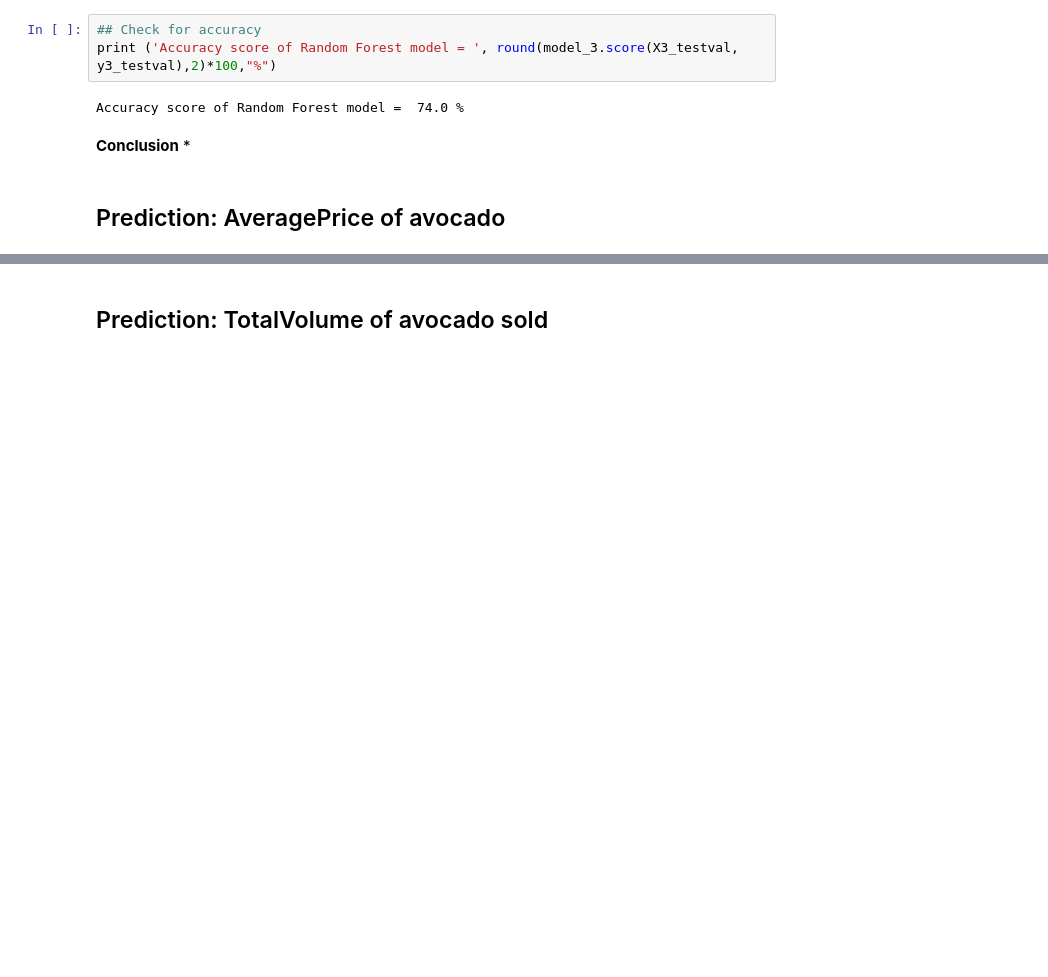
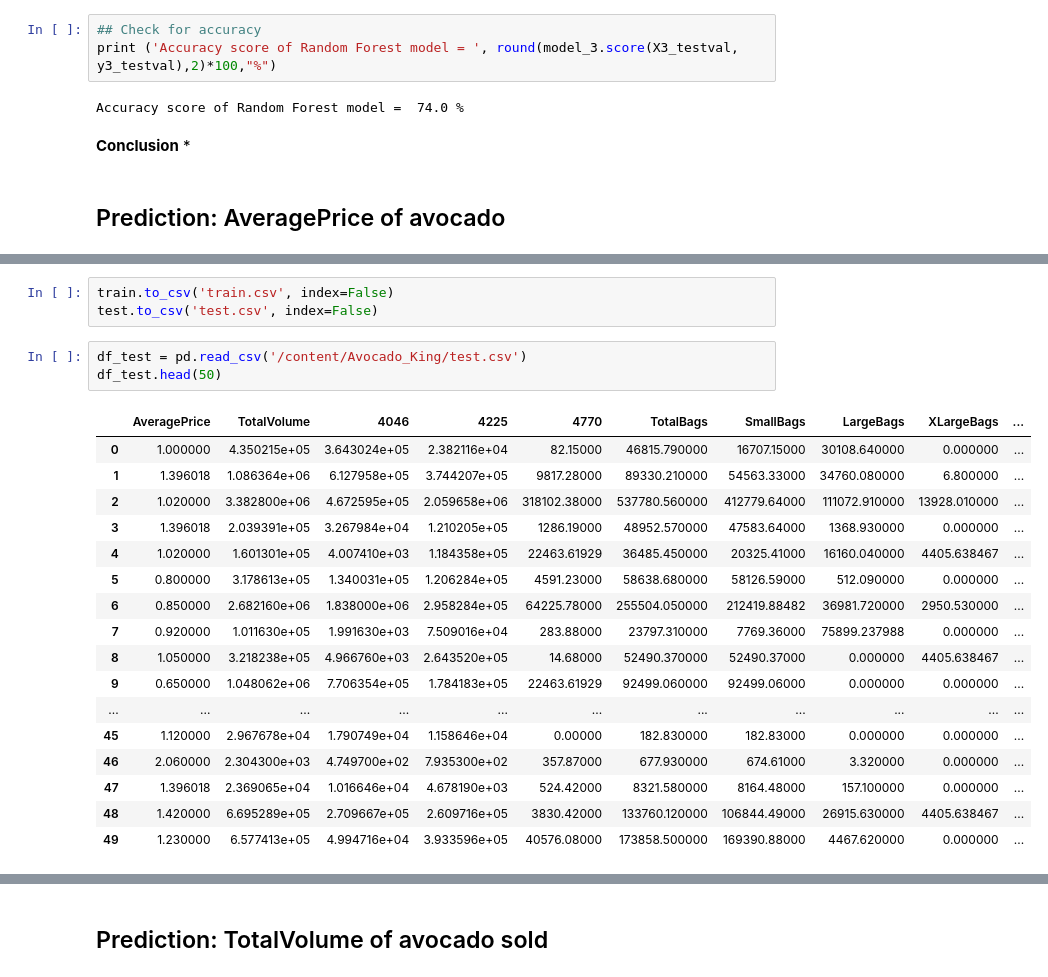
Before and after one commit to irfixq/Avocado_King, a Jupyter notebook: Avocado_King.ipynb, the cells around one changed output, grey strips where cells are left out. Cells and saved outputs as stored; diff of their text form; blank space fills up the shorter version.

```diff
--- a/Avocado_King.ipynb
+++ b/Avocado_King.ipynb
@@ -1196,0 +1273,24 @@ Y Test Shape  =  (5033,)
+# %%
+train.to_csv('train.csv', index=False)
+test.to_csv('test.csv', index=False)
+# %%
+df_test = pd.read_csv('/content/Avocado_King/test.csv')
+df_test.head(50)
+# %% [output]
+|  | AveragePrice | TotalVolume | 4046 | 4225 | 4770 | TotalBags | SmallBags | LargeBags | XLargeBags | ... |
+| 0 | 1.000000 | 4.350215e+05 | 3.643024e+05 | 2.382116e+04 | 82.15000 | 46815.790000 | 16707.15000 | 30108.640000 | 0.000000 | ... |
+| 1 | 1.396018 | 1.086364e+06 | 6.127958e+05 | 3.744207e+05 | 9817.28000 | 89330.210000 | 54563.33000 | 34760.080000 | 6.800000 | ... |
+| 2 | 1.020000 | 3.382800e+06 | 4.672595e+05 | 2.059658e+06 | 318102.38000 | 537780.560000 | 412779.64000 | 111072.910000 | 13928.010000 | ... |
+| 3 | 1.396018 | 2.039391e+05 | 3.267984e+04 | 1.210205e+05 | 1286.19000 | 48952.570000 | 47583.64000 | 1368.930000 | 0.000000 | ... |
+| 4 | 1.020000 | 1.601301e+05 | 4.007410e+03 | 1.184358e+05 | 22463.61929 | 36485.450000 | 20325.41000 | 16160.040000 | 4405.638467 | ... |
+| 5 | 0.800000 | 3.178613e+05 | 1.340031e+05 | 1.206284e+05 | 4591.23000 | 58638.680000 | 58126.59000 | 512.090000 | 0.000000 | ... |
+| 6 | 0.850000 | 2.682160e+06 | 1.838000e+06 | 2.958284e+05 | 64225.78000 | 255504.050000 | 212419.88482 | 36981.720000 | 2950.530000 | ... |
+| 7 | 0.920000 | 1.011630e+05 | 1.991630e+03 | 7.509016e+04 | 283.88000 | 23797.310000 | 7769.36000 | 75899.237988 | 0.000000 | ... |
+| 8 | 1.050000 | 3.218238e+05 | 4.966760e+03 | 2.643520e+05 | 14.68000 | 52490.370000 | 52490.37000 | 0.000000 | 4405.638467 | ... |
+| 9 | 0.650000 | 1.048062e+06 | 7.706354e+05 | 1.784183e+05 | 22463.61929 | 92499.060000 | 92499.06000 | 0.000000 | 0.000000 | ... |
+| ... | ... | ... | ... | ... | ... | ... | ... | ... | ... | ... |
+| 45 | 1.120000 | 2.967678e+04 | 1.790749e+04 | 1.158646e+04 | 0.00000 | 182.830000 | 182.83000 | 0.000000 | 0.000000 | ... |
+| 46 | 2.060000 | 2.304300e+03 | 4.749700e+02 | 7.935300e+02 | 357.87000 | 677.930000 | 674.61000 | 3.320000 | 0.000000 | ... |
+| 47 | 1.396018 | 2.369065e+04 | 1.016646e+04 | 4.678190e+03 | 524.42000 | 8321.580000 | 8164.48000 | 157.100000 | 0.000000 | ... |
+| 48 | 1.420000 | 6.695289e+05 | 2.709667e+05 | 2.609716e+05 | 3830.42000 | 133760.120000 | 106844.49000 | 26915.630000 | 4405.638467 | ... |
+| 49 | 1.230000 | 6.577413e+05 | 4.994716e+04 | 3.933596e+05 | 40576.08000 | 173858.500000 | 169390.88000 | 4467.620000 | 0.000000 | ... |
```
Also changed, not shown: parts of 8 cells of this notebook.
